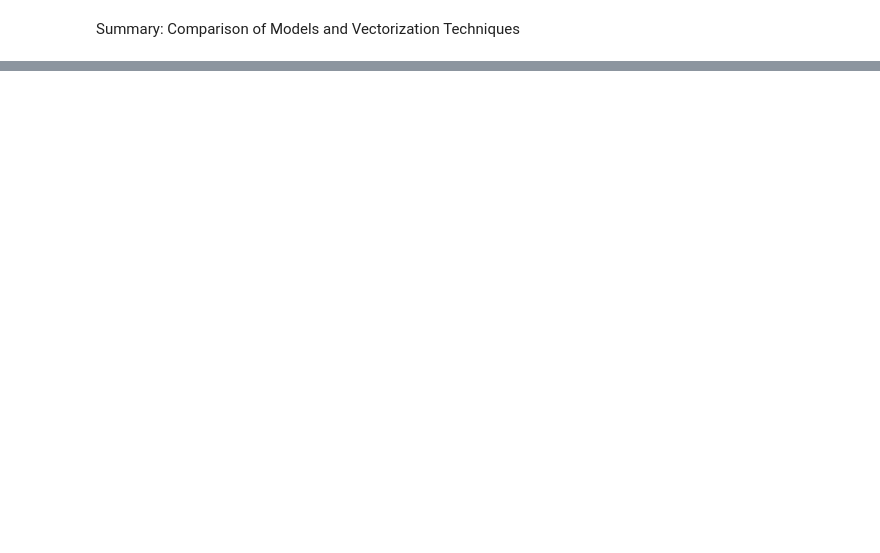
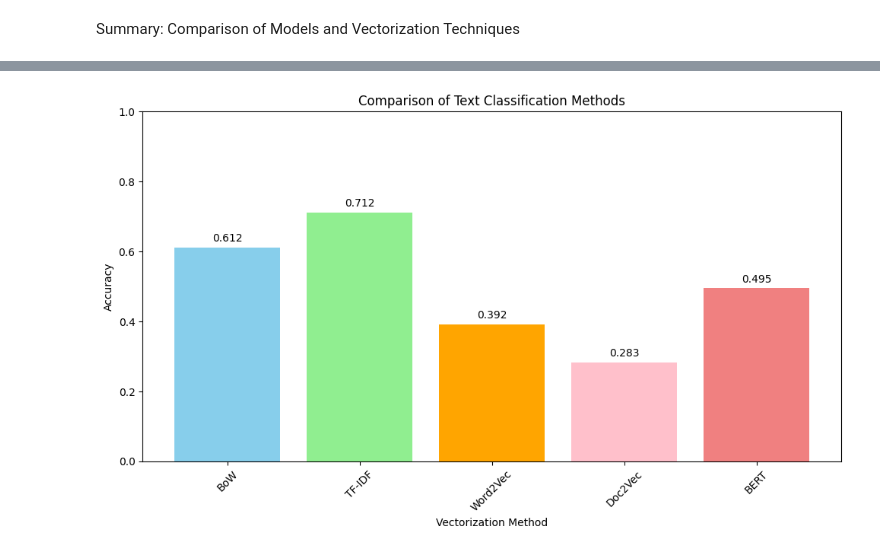
Before and after one commit to EFREI-2026-I2-ISSG-ML-1/2, a Jupyter notebook: Main.ipynb, the cells around one changed output, grey strips where cells are left out. Cells and saved outputs as stored; diff of their text form; code cells hidden in the pictures; blank space fills up the shorter version.

```diff
--- a/Main.ipynb
+++ b/Main.ipynb
@@ -325,2 +824,20 @@ Exercice 6 BERT Embeddings
 # %% [markdown]
 Summary: Comparison of Models and Vectorization Techniques
+# %%
+# 1. Compare accuracy for all methods
+accuracies = {
+    "BoW": accuracy_bow,
+    "TF-IDF": accuracy_tfidf,
+    "Word2Vec": accuracy_w2v,
+    "Doc2Vec": accuracy_d2v,
+    "BERT": accuracy_bert,  # Note: limited dataset
+}
+
+print("Model Comparison - Accuracy Scores:")
+print("-" * 40)
+for method, acc in accuracies.items():
+    print(f"{method:<12}: {acc:.4f}")
+
+# Find best performing model
+best_method = max(accuracies, key=accuracies.get)
+print(f"\nBest performing method: {best_method} ({accuracies[best_method]:.4f})")
@@ -326,0 +854,29 @@ Summary: Comparison of Models and Vectorization Techniques
+# %%
+# 2. Bar chart of accuracy
+plt.figure(figsize=(10, 6))
+methods = list(accuracies.keys())
+scores = list(accuracies.values())
+
+bars = plt.bar(
+    methods, scores, color=["skyblue", "lightgreen", "orange", "pink", "lightcoral"]
+)
+plt.xlabel("Vectorization Method")
+plt.ylabel("Accuracy")
+plt.title("Comparison of Text Classification Methods")
+plt.ylim(0, 1)
+
+# Add value labels on bars
+for bar, score in zip(bars, scores):
+    plt.text(
+        bar.get_x() + bar.get_width() / 2,
+        bar.get_height() + 0.01,
+        f"{score:.3f}",
+        ha="center",
+        va="bottom",
+    )
+
+plt.xticks(rotation=45)
+plt.tight_layout()
+plt.show()
+# %% [output]
+[figure, added]
```
Also changed, not shown: parts of 42 cells of this notebook.
